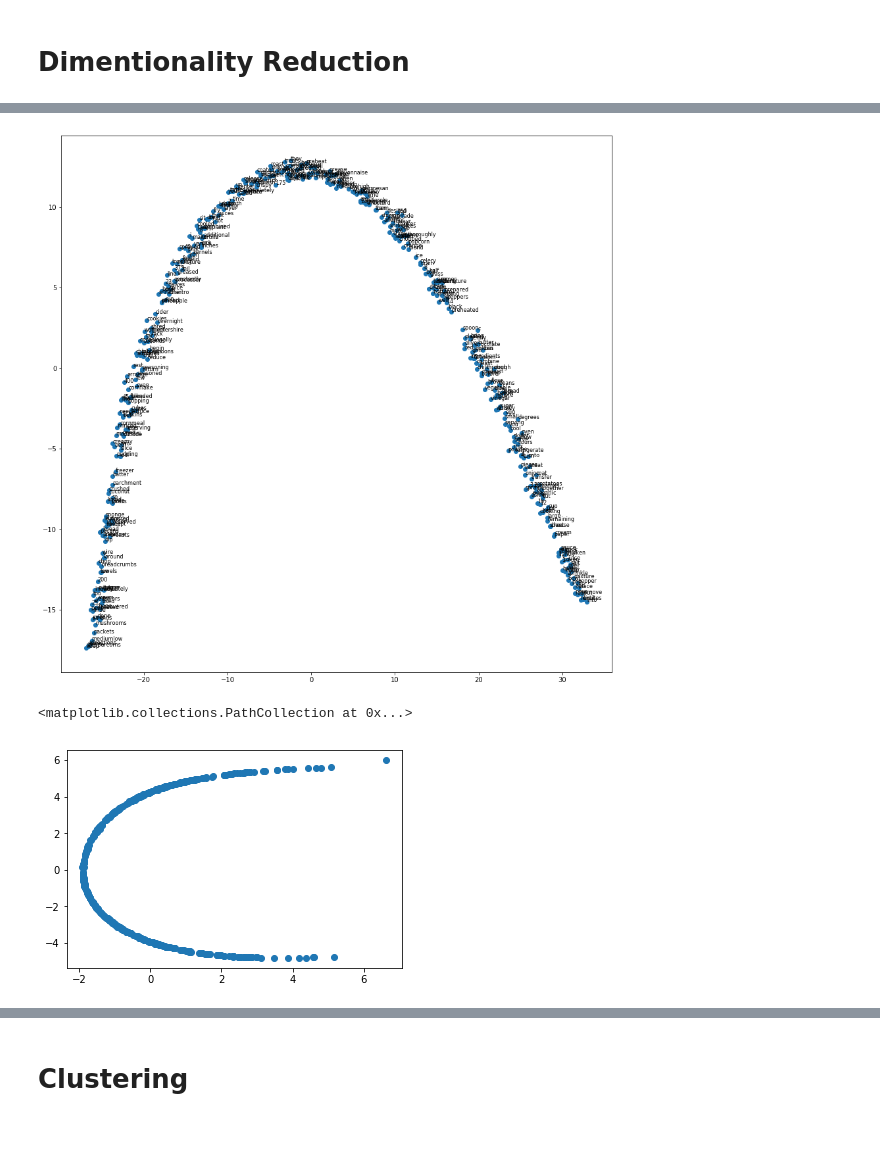
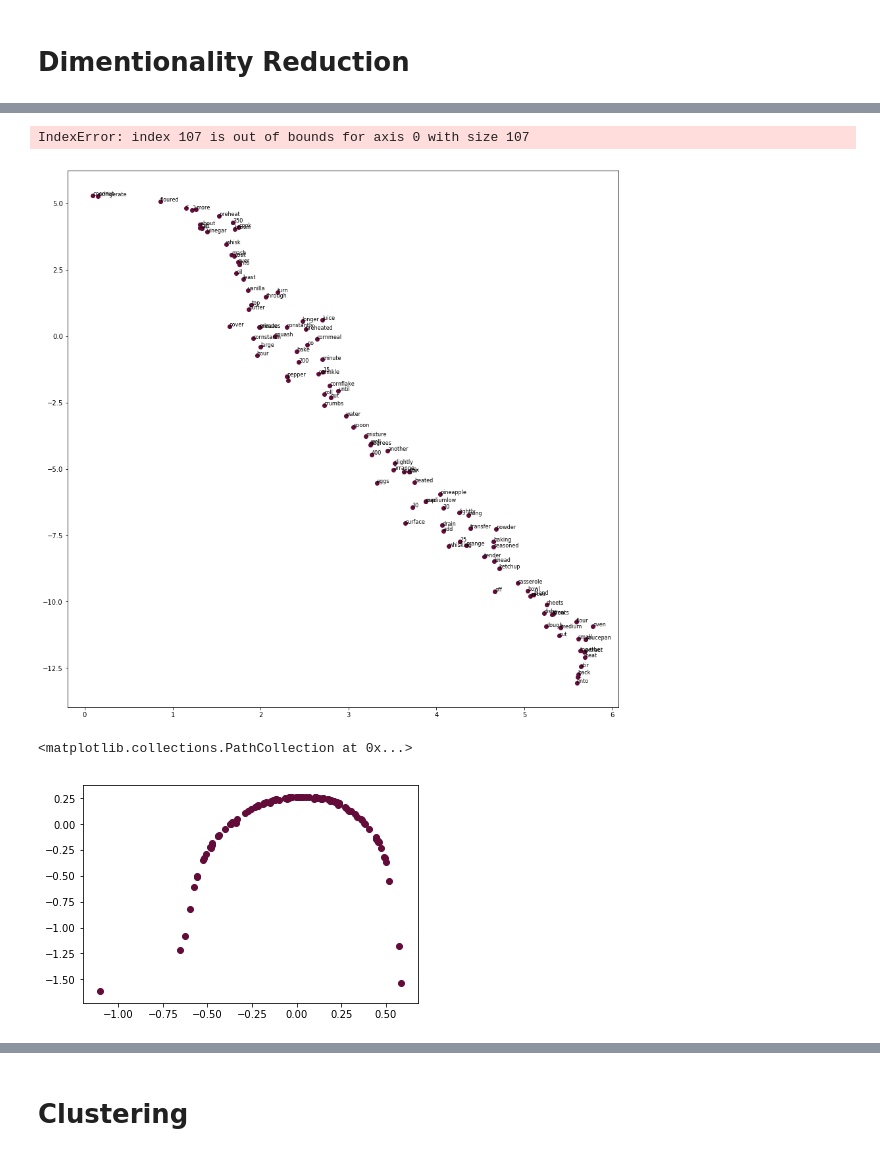
Before and after one commit to Schmidt8181/Allreciepes_NLP, a Jupyter notebook: All_Recipes_NLP.ipynb, the cells around one changed output, grey strips where cells are left out. Cells and saved outputs as stored; diff of their text form; code cells hidden in the pictures.

Commit message:
changed X to not need list()

```diff
--- a/All_Recipes_NLP.ipynb
+++ b/All_Recipes_NLP.ipynb
@@ -210,4 +220,12 @@ def avg_sentence_vector(words, model, num_features, index2word_set):
         featureVec = np.divide(featureVec, nwords)
     return featureVec
 # %%
-raw_recipe_data['Instruction_Vectors'] = raw_recipe_data.FullInstruction.apply(lambda x: avg_sentence_vector(x.split(), word_vectors, num_features = 100, index2word_set = stoplist))
+raw_recipe_data['Instruction_Vectors'] = raw_recipe_data.FullInstruction.apply(lambda x: avg_sentence_vector(x.split(),
+                                                                                                             word_vectors,
+                                                                                                             num_features = 100,
+                                                                                                             index2word_set = stoplist))
+# %%
+# make dataframe from vectors so I don't have to use list() with my X later
+vector_df = pd.DataFrame(data=list(raw_recipe_data.Instruction_Vectors))
+# %%
+vector_df['Author'] = raw_recipe_data['Author']
@@ -214,3 +236,6 @@ raw_recipe_data['Instruction_Vectors'] = raw_recipe_data.FullInstruction.apply(l
+# %%
+FI_X = vector_df.loc[:, vector_df.columns != 'Author']
+FI_y = vector_df['Author']
 # %% [markdown]
 # Dimentionality Reduction
 # %%
@@ -230,27 +260,28 @@ from sklearn import manifold
 # %%
 # PLOT TSNE ONLY
 tsne = manifold.TSNE(n_components=2, init='pca', perplexity=30, random_state=0)
-tsne_data = tsne.fit_transform(X)
+tsne_data = tsne.fit_transform(FI_X)
 plt.figure(figsize=((15,15)))
 plt.scatter(tsne_data[:, 0], tsne_data[:, 1])
 words = list(model.wv.vocab)
 for i, word in enumerate(words):
 	plt.annotate(word, xy=(tsne_data[i, 0], tsne_data[i, 1]), fontsize=8)
 # %% [output]
+IndexError: index 107 is out of bounds for axis 0 with size 107
-[figure, old version]
+[figure, new version]
 # %%
 # PLOT MDS ONLY
 from sklearn.metrics import euclidean_distances
 from sklearn.neighbors import DistanceMetric
 dist = DistanceMetric.get_metric('euclidean')
 
 mds = manifold.MDS(2, max_iter=200, n_init=1)
-distances = dist.pairwise(X)
+distances = dist.pairwise(FI_X)
 mds_data = mds.fit_transform(distances)
 plt.scatter(mds_data[:, 0], mds_data[:, 1])
 # %% [output]
 <matplotlib.collections.PathCollection at 0x...>
-[figure, old version]
+[figure, new version]
 # %%
 # PLOT TSVD ONLY
 from sklearn.decomposition import TruncatedSVD
```
Also changed, not shown: parts of 66 cells of this notebook.
